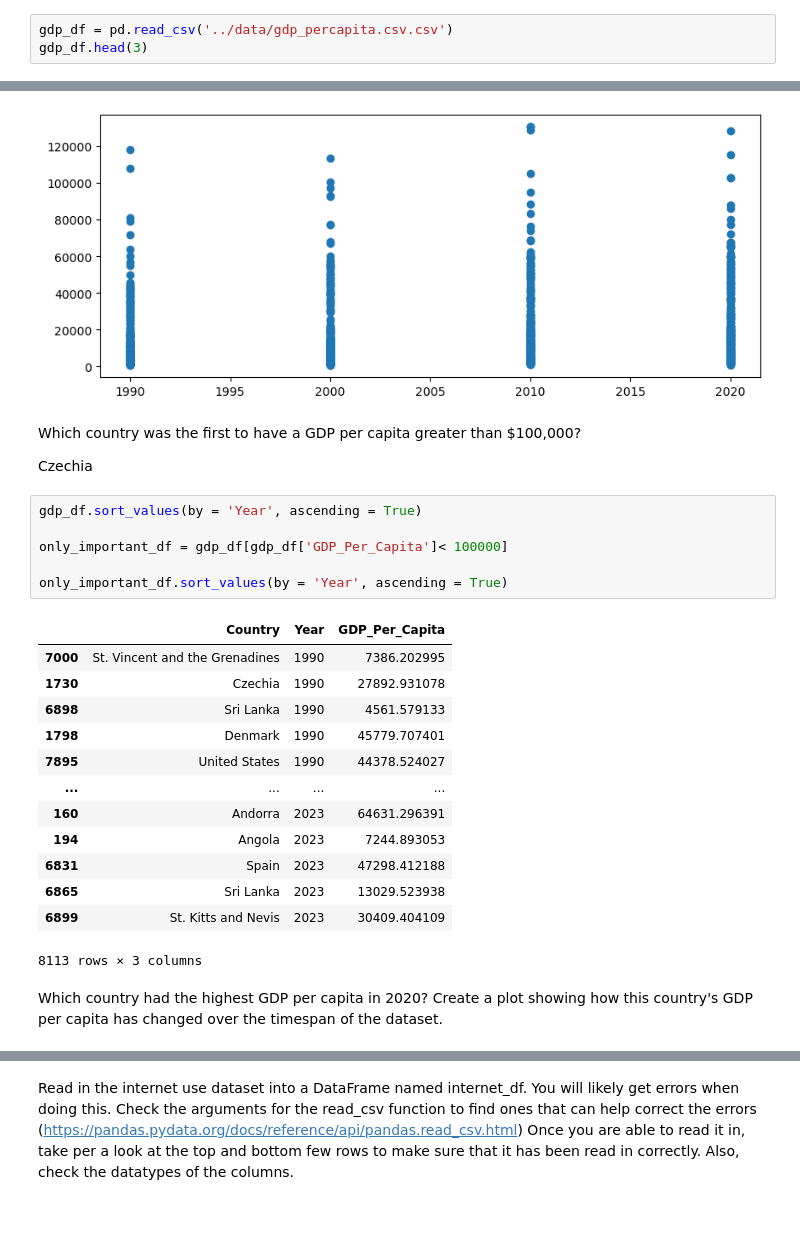
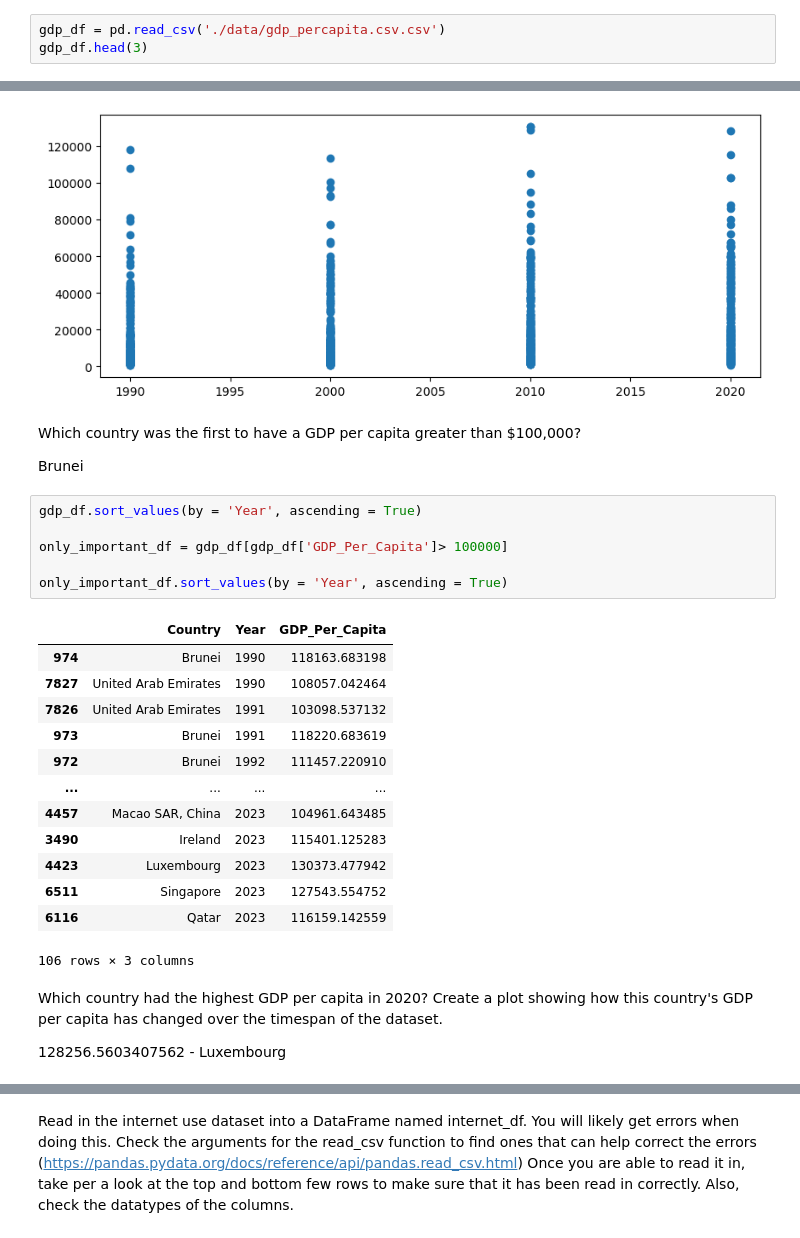
Before and after one commit to NewForce-Cohort-11-Data/gdp-and-internet-usage-Ripplegrin, a Jupyter notebook: UN_Data_Project.ipynb, the cells around one changed output, grey strips where cells are left out. Drawn from its saved outputs; the diff is of its cells as text.

```diff
--- a/UN_Data_Project.ipynb
+++ b/UN_Data_Project.ipynb
@@ -8,7 +8,7 @@ import seaborn as sns
 # %% [markdown]
 Using the pandas read_csv() method, read the GDP dataset into your notebook as a DataFrame called gdp_df. Take a look at the first few and last few rows to familiarize yourself with what is contained in this dataset.
 # %%
-gdp_df = pd.read_csv('../data/gdp_percapita.csv.csv')
+gdp_df = pd.read_csv('./data/gdp_percapita.csv.csv')
 gdp_df.head(3)
 # %% [output]
 |  | Country or Area | Year | Value | Value Footnotes |
@@ -144,26 +144,28 @@ plt.show()
 # %% [markdown]
 Which country was the first to have a GDP per capita greater than $100,000?
 
-Czechia
+Brunei
 # %%
 gdp_df.sort_values(by = 'Year', ascending = True)
 
-only_important_df = gdp_df[gdp_df['GDP_Per_Capita']< 100000]
+only_important_df = gdp_df[gdp_df['GDP_Per_Capita']> 100000]
 
 only_important_df.sort_values(by = 'Year', ascending = True)
 # %% [output]
 |  | Country | Year | GDP_Per_Capita |
-| 7000 | St. Vincent and the Grenadines | 1990 | 7386.202995 |
-| 1730 | Czechia | 1990 | 27892.931078 |
-| 6898 | Sri Lanka | 1990 | 4561.579133 |
-| 1798 | Denmark | 1990 | 45779.707401 |
-| 7895 | United States | 1990 | 44378.524027 |
+| 974 | Brunei | 1990 | 118163.683198 |
+| 7827 | United Arab Emirates | 1990 | 108057.042464 |
+| 7826 | United Arab Emirates | 1991 | 103098.537132 |
+| 973 | Brunei | 1991 | 118220.683619 |
+| 972 | Brunei | 1992 | 111457.220910 |
 | ... | ... | ... | ... |
-| 160 | Andorra | 2023 | 64631.296391 |
-| 194 | Angola | 2023 | 7244.893053 |
-| 6831 | Spain | 2023 | 47298.412188 |
-| 6865 | Sri Lanka | 2023 | 13029.523938 |
-| 6899 | St. Kitts and Nevis | 2023 | 30409.404109 |
+| 4457 | Macao SAR, China | 2023 | 104961.643485 |
+| 3490 | Ireland | 2023 | 115401.125283 |
+| 4423 | Luxembourg | 2023 | 130373.477942 |
+| 6511 | Singapore | 2023 | 127543.554752 |
+| 6116 | Qatar | 2023 | 116159.142559 |
-8113 rows × 3 columns
+106 rows × 3 columns
 # %% [markdown]
 Which country had the highest GDP per capita in 2020? Create a plot showing how this country's GDP per capita has changed over the timespan of the dataset.
+
+128256.5603407562 - Luxembourg
```
Also changed, not shown: parts of 9 cells of this notebook.
